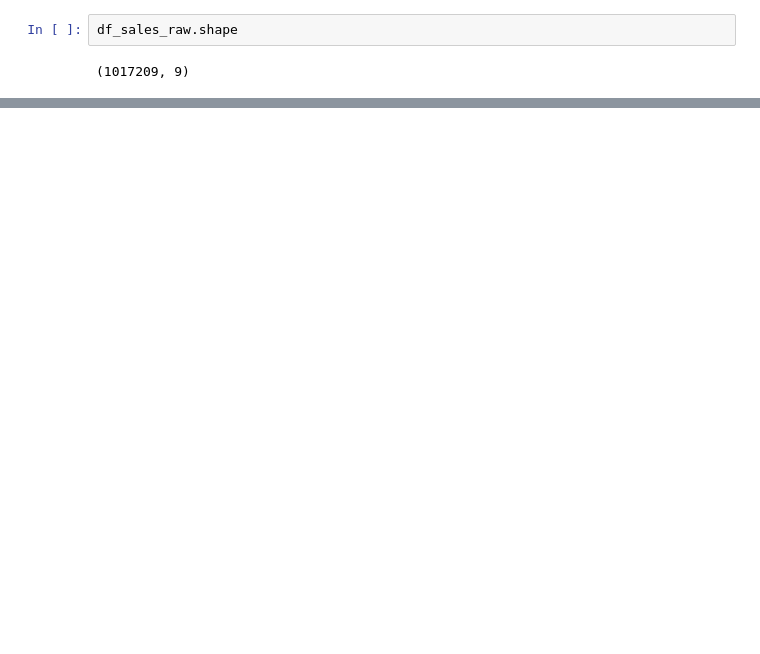
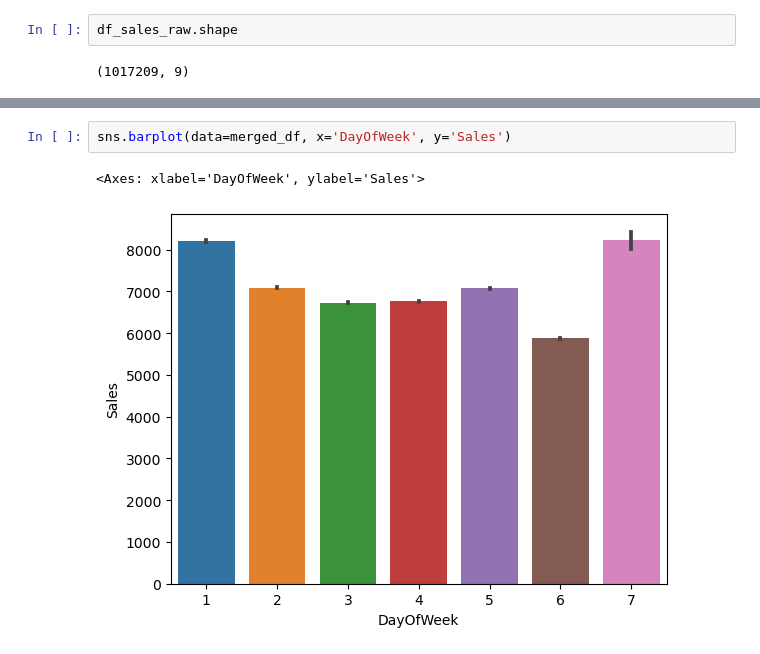
Before and after one commit to aditya-sourabh/Kaggle_Ross_sales_prediction, a Jupyter notebook: Group3_RossMann_Project.ipynb, the cells around one changed output, grey strips where cells are left out. Saved outputs shown, nothing was run; the diff lists cells and outputs as text; blank space fills up the shorter version.

```diff
--- a/Group3_RossMann_Project.ipynb
+++ b/Group3_RossMann_Project.ipynb
@@ -121,0 +257,5 @@ df_sales_raw.shape
+# %%
+sns.barplot(data=merged_df, x='DayOfWeek', y='Sales')
+# %% [output]
+<Axes: xlabel='DayOfWeek', ylabel='Sales'>
+[figure, added]
```
Also changed, not shown: parts of 61 cells of this notebook.
